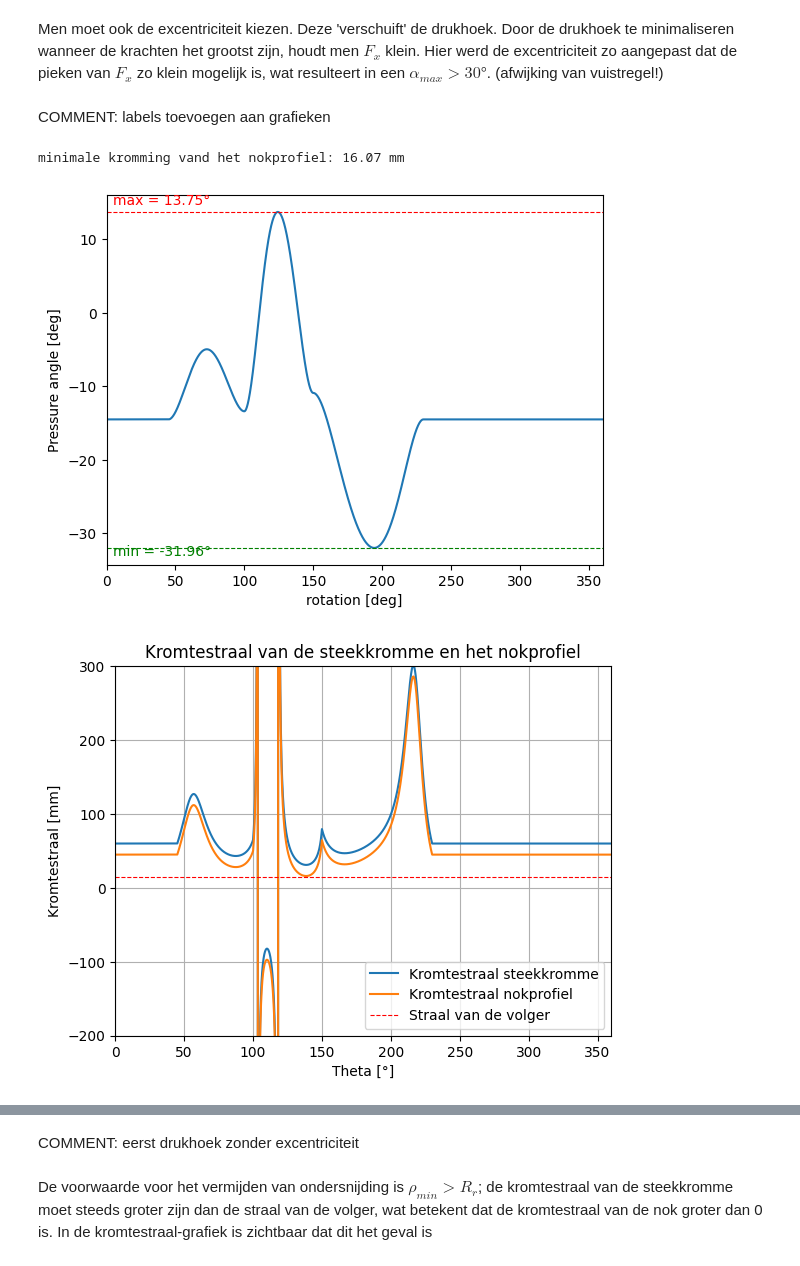
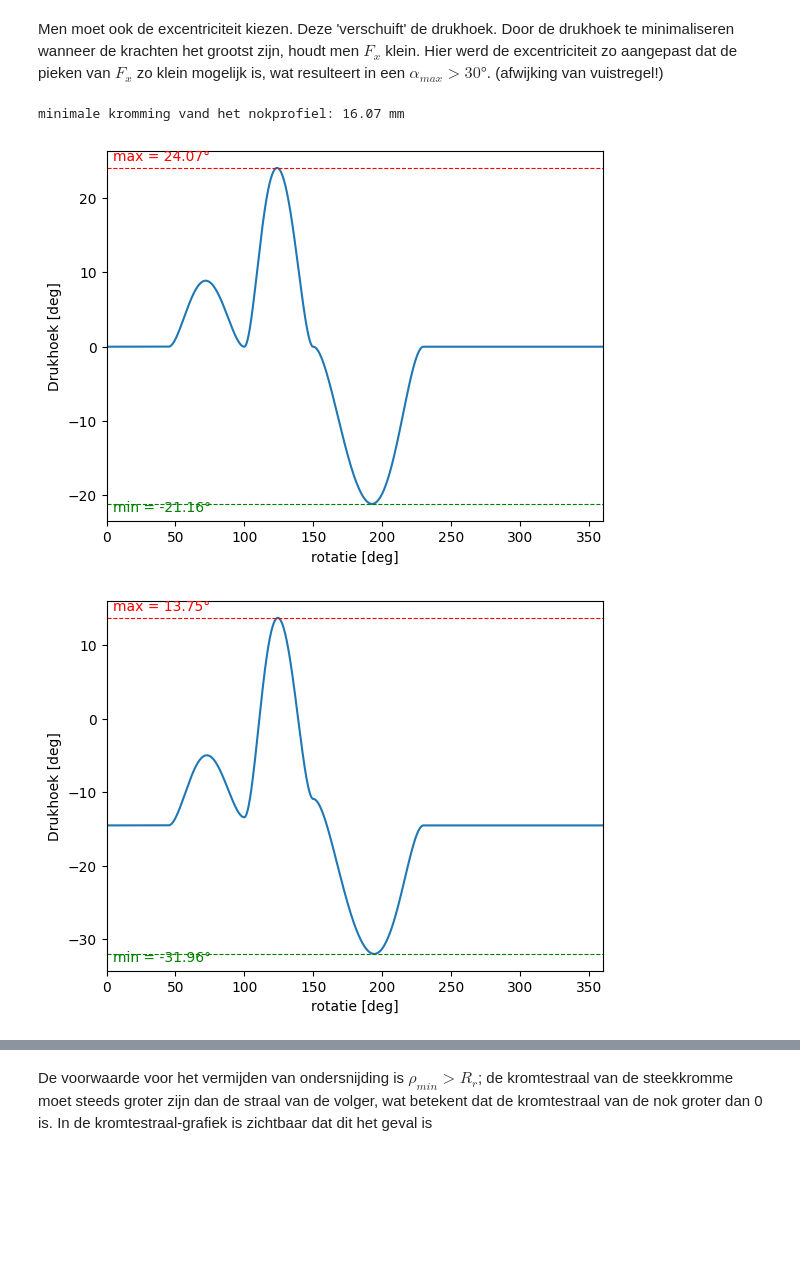
Before and after one commit to Ludopedia/Bewegingen---Emmanuel-en-Ludovic, a Jupyter notebook: Algoritme-nok-ontwerp - n°22 toegepast.ipynb, the cells around one changed output, grey strips where cells are left out. Cells and saved outputs as stored; diff of their text form; code cells hidden in the pictures; blank space fills up the shorter version.

Commit message:
comments nok opgelost

```diff
--- a/Algoritme-nok-ontwerp - n°22 toegepast.ipynb
+++ b/Algoritme-nok-ontwerp - n°22 toegepast.ipynb
@@ -475,8 +475,8 @@ def plotPressureAngle(theta_deg,pressure_angle):
     angle_deg = pressure_angle*180/np.pi
     plt.figure()
     plt.plot(theta_deg, angle_deg)
-    plt.xlabel('rotation [deg]')
-    plt.ylabel('Pressure angle [deg]')
+    plt.xlabel('rotatie [deg]')
+    plt.ylabel('Drukhoek [deg]')
     plt.xlim([0,360])
 
     angle_max = np.max(angle_deg)
@@ -808,31 +813,31 @@ In de bovenstaande plots is het mogelijk te zien dat de straak van de volger $R_
 $30$ mm (segment 2) en $40$ mm (segment 3).  We kiezen $R_r = 15$ mm. De basiscirkel van de nok is dan $R_0 - R_r = 45$ mm. Later wordt duidelijk dat de kleine volgradius niet voor problemen met de contactdruk zorgt.
 # %% [markdown]
 Men moet ook de excentriciteit kiezen. Deze 'verschuift' de drukhoek. Door de drukhoek te minimaliseren wanneer de krachten het grootst zijn, houdt men $F_x$ klein. Hier werd de excentriciteit zo aangepast dat de pieken van $F_x$ zo klein mogelijk is, wat resulteert in een $\alpha_{max} > 30°$. (afwijking van vuistregel!)
-# %% [markdown]
-COMMENT: labels toevoegen aan grafieken
 # %%
 # Kinematics inputs
 follower_radius =15
 base_radius = R0 - follower_radius
 exc = 15 # (excentriciteit, aangepast voor kleine piek-Fx) -> 12 mm voor alfa < 30°
 
 # Calculate pressure angle
+pressure_angle_noexc = calculatePressureAngle(vel,0,base_radius,follower_radius,lift)
 pressure_angle = calculatePressureAngle(vel,exc,base_radius,follower_radius,lift)
 # Plot pressure angle
+plotPressureAngle(theta_deg,pressure_angle_noexc)
 plotPressureAngle(theta_deg,pressure_angle)
 
 # Calculate radius of curvature
 roc_pitch, roc_cam = calculateRadiusCurvature(base_radius,follower_radius,exc,theta,lift,vel,acc)
 
 min_roc_cam = np.min(np.abs(roc_cam))
 print(f'minimale kromming vand het nokprofiel: {min_roc_cam:.2f} mm')
 
 # Plot the radius of curvature
 plotRadiusCurvature(theta_deg,roc_pitch,roc_cam, follower_radius)
 
 # Plot the cam contour
 [opp_nok, excentriciteit_nok] = plotCamContour(base_radius,follower_radius,exc,theta,lift,pressure_angle,dtheta)
 # %% [output]
 minimale kromming vand het nokprofiel: 16.07 mm
-[figure, old version]
+[figure, new version]
-[figure, old version]
+[figure, new version]
@@ -840,5 +846,3 @@ minimale kromming vand het nokprofiel: 16.07 mm
-# %% [markdown]
-COMMENT: eerst drukhoek zonder excentriciteit
 # %% [markdown]
 De voorwaarde voor het vermijden van ondersnijding is $\rho_{min} > R_r$; de kromtestraal van de steekkromme moet steeds groter zijn dan de straal van de volger, wat betekent dat de kromtestraal van de nok groter dan 0 is. In de kromtestraal-grafiek is zichtbaar dat dit het geval is
 # %% [markdown]
```
Also changed, not shown: parts of 4 cells of this notebook.
